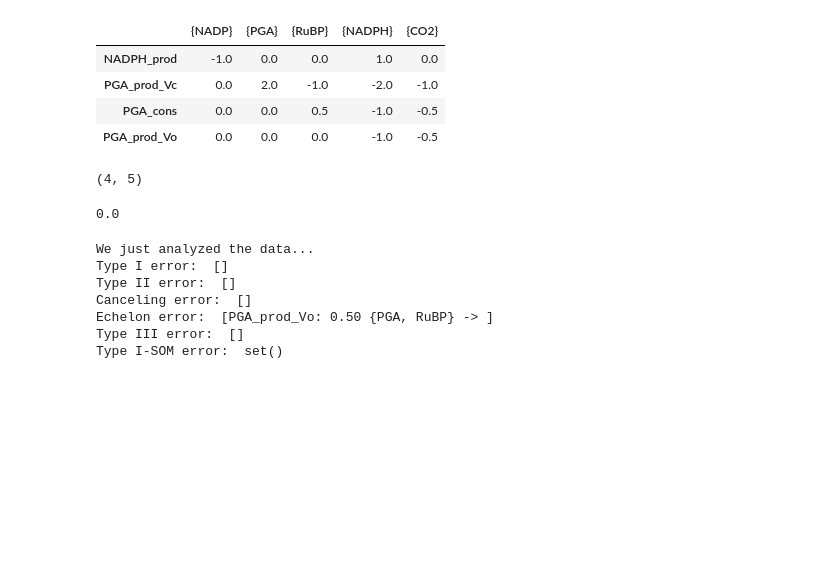
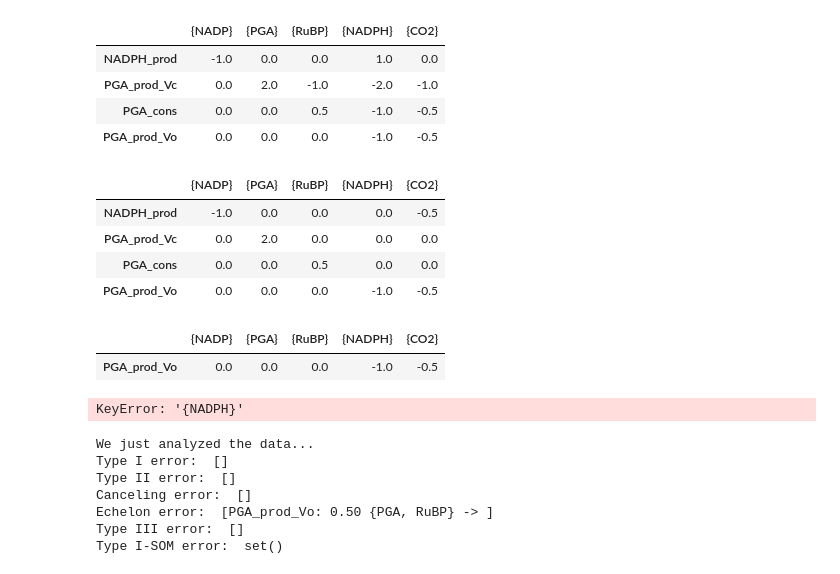
Before and after one commit to ModelEngineering/SBMLLint, a Jupyter notebook: notebook/run_games_pp.ipynb, the cells around one changed output. Saved outputs shown, nothing was run; the diff lists cells and outputs as text; code cells hidden in the pictures; blank space fills up the shorter version.

Commit message:
testGetRREFMatrix

```diff
--- a/notebook/run_games_pp.ipynb
+++ b/notebook/run_games_pp.ipynb
@@ -63,14 +63,26 @@ echelon.T
 | PGA_prod_Vc | 0.0 | 2.0 | -1.0 | -2.0 | -1.0 |
 | PGA_cons | 0.0 | 0.0 | 0.5 | -1.0 | -0.5 |
 | PGA_prod_Vo | 0.0 | 0.0 | 0.0 | -1.0 | -0.5 |
-# %%
-echelon.T.shape
-# %% [output]
-(4, 5)
-# %%
-echelon.T.iloc[3,0]
-# %% [output]
-0.0
+# %%
+rref = m.getRREFMatrix(echelon)
+rref.T
+# %% [output]
+|  | {NADP} | {PGA} | {RuBP} | {NADPH} | {CO2} |
+| NADPH_prod | -1.0 | 0.0 | 0.0 | 0.0 | -0.5 |
+| PGA_prod_Vc | 0.0 | 2.0 | 0.0 | 0.0 | 0.0 |
+| PGA_cons | 0.0 | 0.0 | 0.5 | 0.0 | 0.0 |
+| PGA_prod_Vo | 0.0 | 0.0 | 0.0 | -1.0 | -0.5 |
+# %%
+last_row = rref.T.iloc[-1:]
+last_row
+# %% [output]
+|  | {NADP} | {PGA} | {RuBP} | {NADPH} | {CO2} |
+| PGA_prod_Vo | 0.0 | 0.0 | 0.0 | -1.0 | -0.5 |
+# %%
+nonzero_species = (last_row != 0).idxmax(axis=1)[0]
+rref[nonzero_species]
+# %% [output]
+KeyError: '{NADPH}'
 # %%
 m.analyze()
 # %% [output]
```
Also changed, not shown: 1 other file.
